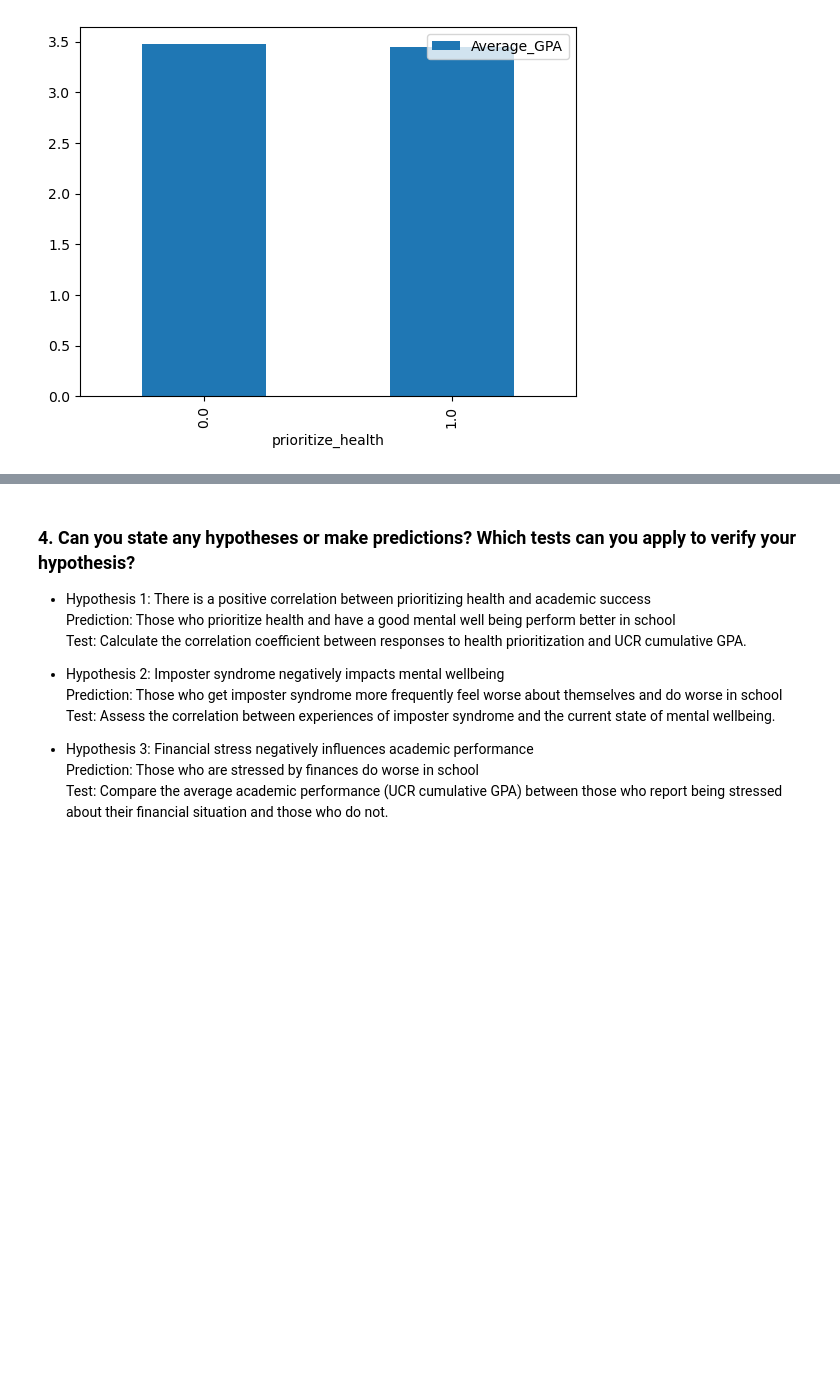
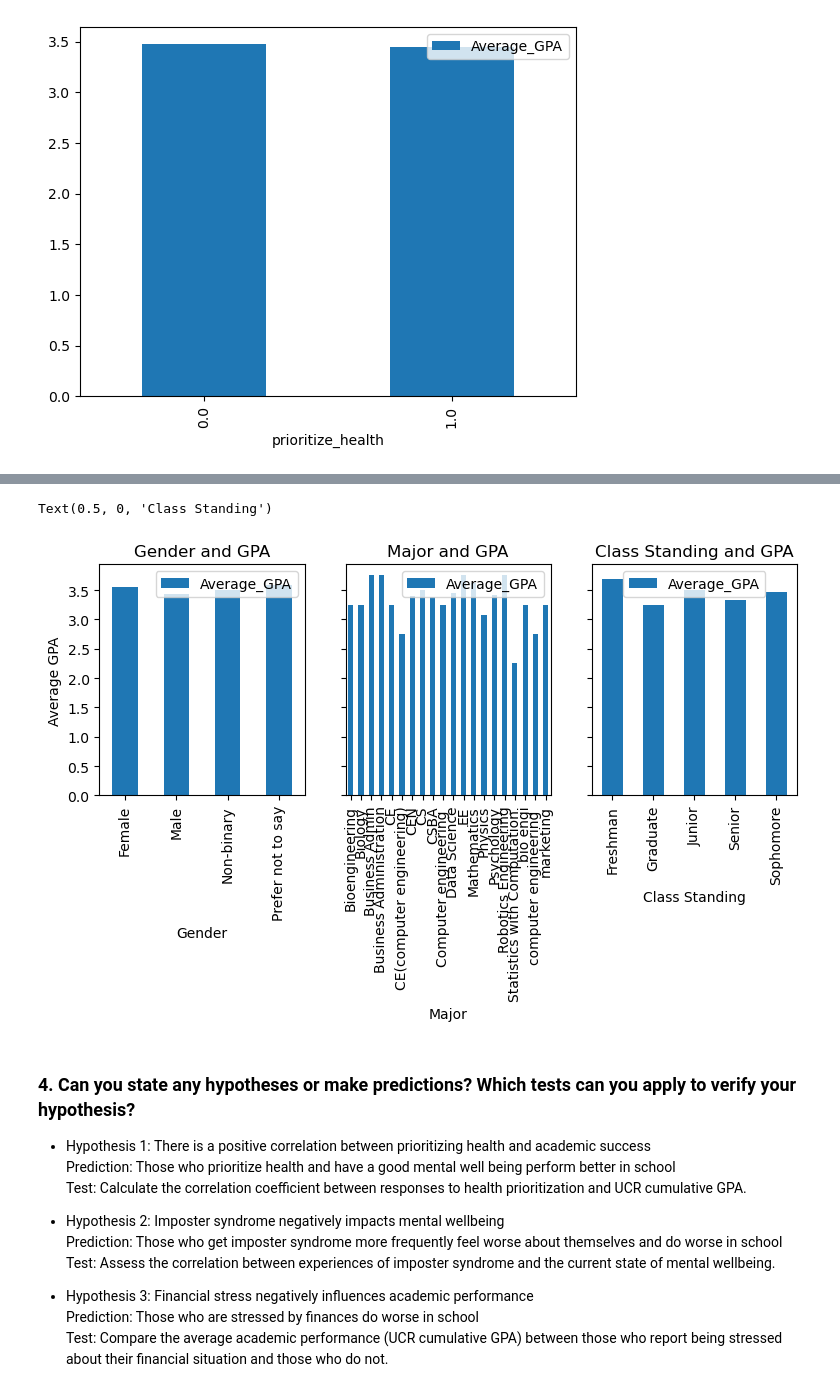
Before and after one commit to Jyro88/CS105MiniProject, a Jupyter notebook: lab5-6.ipynb, the cells around one changed output, grey strips where cells are left out. Saved outputs shown, nothing was run; the diff lists cells and outputs as text; code cells hidden in the pictures; blank space fills up the shorter version.

Commit message:
4th visual

```diff
--- a/lab5-6.ipynb
+++ b/lab5-6.ipynb
@@ -81,0 +84,23 @@ Name: prioritize_health, dtype: int64
+# %%
+# Makes a pair plot that shows the average GPA based on gender, major, and class standing
+pairplot_gender_gpa = df.pivot_table(index=['gender'], values=['Average_GPA'], aggfunc='mean')
+pairplot_class_standing_gpa = df.pivot_table(index=['class_standing'], values=['Average_GPA'], aggfunc='mean')
+pairplot_major_gpa = df.pivot_table(index=['major'], values=['Average_GPA'], aggfunc='mean')
+
+fig, axs = plt.subplots(1, 3, figsize=(9, 3), sharey=True)
+
+pairplot_gender_gpa.plot(kind = 'bar', ax = axs[0])
+axs[0].set_title('Gender and GPA')
+axs[0].set_xlabel('Gender')
+axs[0].set_ylabel('Average GPA')
+
+pairplot_major_gpa.plot(kind = 'bar', ax = axs[1])
+axs[1].set_title('Major and GPA')
+axs[1].set_xlabel('Major')
+
+pairplot_class_standing_gpa.plot(kind = 'bar', ax = axs[2])
+axs[2].set_title('Class Standing and GPA')
+axs[2].set_xlabel('Class Standing')
+# %% [output]
+Text(0.5, 0, 'Class Standing')
+[figure, added]
```
Also changed, not shown: parts of 3 cells of this notebook.
